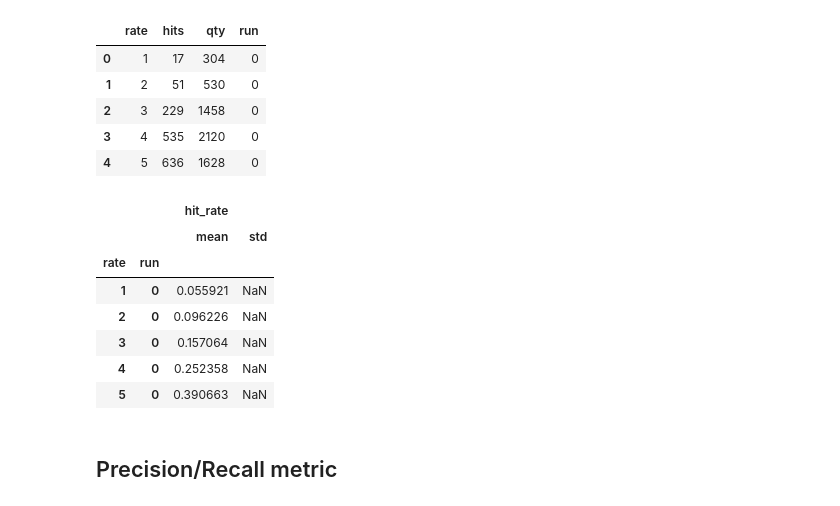
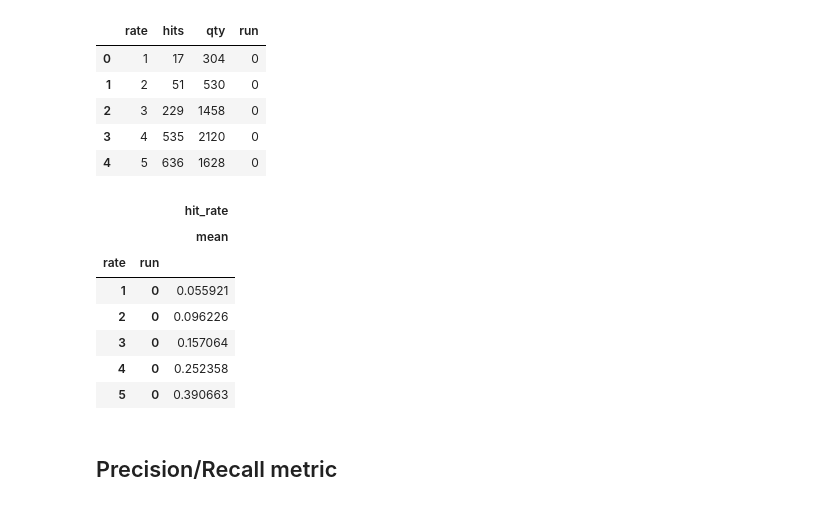
Before and after one commit to EmilioTyl/recsys_movie_lens, a Jupyter notebook: exploration_latent_factor_model.ipynb, the cells around one changed output. Drawn from its saved outputs; the diff is of its cells as text; code cells hidden in the pictures.

```diff
--- a/exploration_latent_factor_model.ipynb
+++ b/exploration_latent_factor_model.ipynb
@@ -359,16 +360,16 @@ Evaluate
 | 4 | 5 | 636 | 1628 | 0 |
 # %%
 hits["hit_rate"] = hits["hits"] /hits["qty"]
-hits.groupby(["rate", "run"]).agg({"hit_rate":["mean", "std"]})
+hits.groupby(["rate", "run"]).agg({"hit_rate":["mean"]})
 # %% [output]
-|  |  | hit_rate |  |
-|  |  | mean | std |
-| rate | run |  |  |
-| 1 | 0 | 0.055921 | NaN |
-| 2 | 0 | 0.096226 | NaN |
-| 3 | 0 | 0.157064 | NaN |
-| 4 | 0 | 0.252358 | NaN |
-| 5 | 0 | 0.390663 | NaN |
+|  |  | hit_rate |
+|  |  | mean |
+| rate | run |  |
+| 1 | 0 | 0.055921 |
+| 2 | 0 | 0.096226 |
+| 3 | 0 | 0.157064 |
+| 4 | 0 | 0.252358 |
+| 5 | 0 | 0.390663 |
 # %% [markdown]
 ## Precision/Recall metric
 # %%
```
Also changed, not shown: parts of 6 cells of this notebook, 6 other files.
